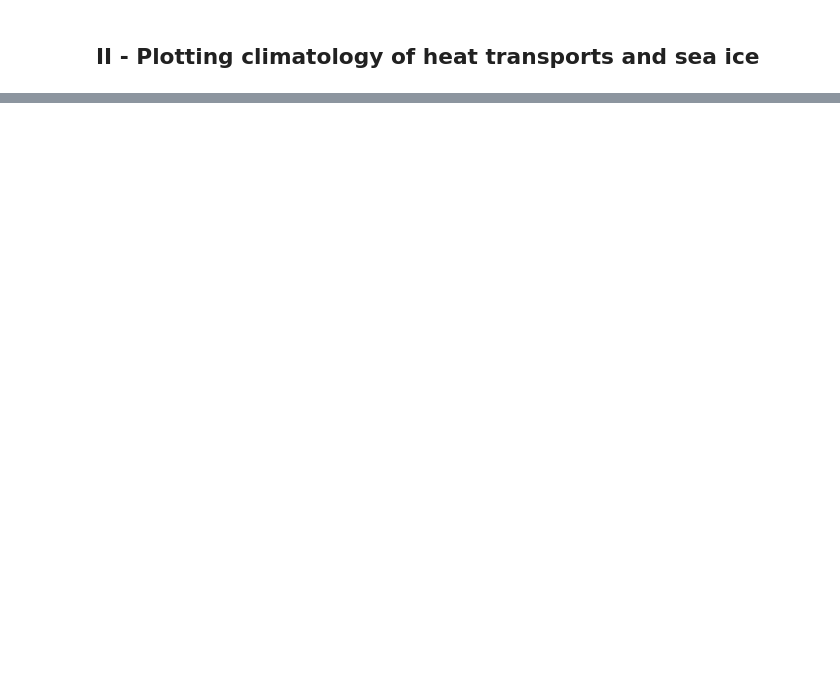
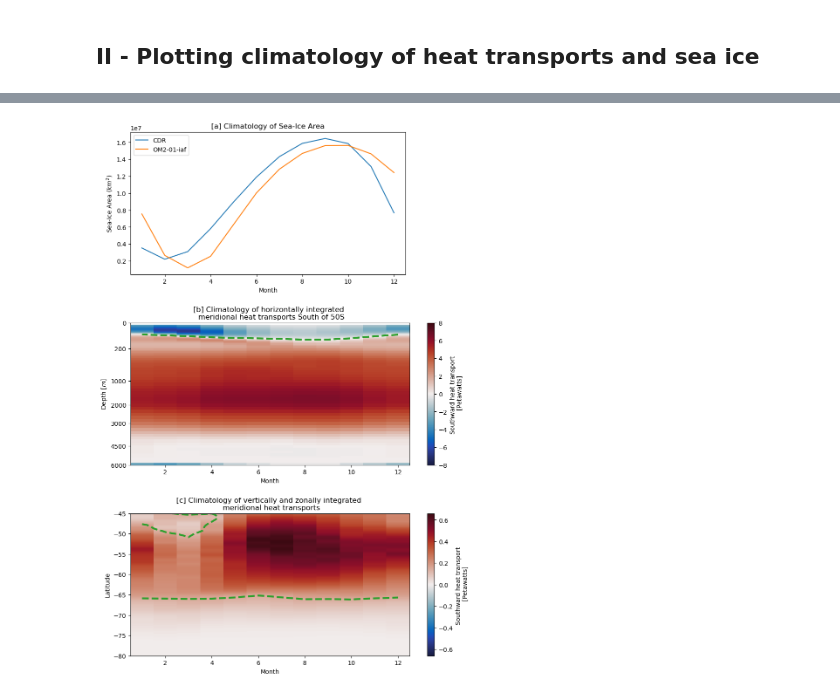
Before and after one commit to willaguiar/OM2_Eddies_SeaIce, a Jupyter notebook: Jupyter/Climatology_MHT.ipynb, the cells around one changed output, grey strips where cells are left out. Cells and saved outputs as stored; diff of their text form; code cells hidden in the pictures; blank space fills up the shorter version.

Commit message:
First evaluation of seasonal cycles in poleward heat transport

```diff
--- a/Jupyter/Climatology_MHT.ipynb
+++ b/Jupyter/Climatology_MHT.ipynb
@@ -138,0 +179,63 @@ TyZM_clim = xr.open_dataset(savedir+'MHT_ZM_climatology_OM2_IAF.nc')
+# %%
+CLIMAT_TIME_SLICE = slice("1991", "2020")
+
+
+def climatology(ds):
+    return ds.sel(time=CLIMAT_TIME_SLICE).groupby("time.month").mean("time")
+# %%
+#integrating meridional heat transport in x and y direction to get only z
+yslice = slice(-90,-50)# selecting only areas south of the tip of south america, where sea ice rarely exists
+Tyfull_clim_Z = Tyfull_clim.MHT_watts.sel(yu_ocean=yslice).sum(('xt_ocean','yu_ocean')).compute()
+#heat transport integrated vertically and zonally
+Tyfull_clim_y = Tyfull_clim.MHT_watts.sum(('xt_ocean','st_ocean')).compute()
+#heat transport integrated vertically and zonally, but only in the upper 500 m depth
+Tyfull_clim_y_z500 = Tyfull_clim.MHT_watts.sel(st_ocean=slice(0,500)).sum(('xt_ocean','st_ocean')).compute()
+#heat transport integrated vertically but only in the upper 500 m depth
+Tyfull_clim_yx_z500 = Tyfull_clim.MHT_watts.sel(st_ocean=slice(0,500)).sum('st_ocean').compute()
+# %%
+figdir = '/g/data/ik11/users/wf4500/OM2_Eddies_SeaIce/figs/'
+# %%
+# Function x**(1/2)
+def forward(x):
+    return x**(1/2)
+
+
+def inverse(x):
+    return x**2
+
+fig = plt.figure(figsize=(10,15))
+plt.subplots_adjust(left=0.1, right=0.9, top=0.9, bottom=0.1, wspace=0.4, hspace=0.34)
+gs = gridspec.GridSpec(3, 5, height_ratios=[1, 1, 1])
+
+
+ax1 = fig.add_subplot(gs[0, 0:4])
+climatology(obs_area_dt["cdr_sh"].ds.cdr_area).plot(label="CDR")
+climatology(1e-6*SIA).plot(label="OM2-01-iaf")
+plt.title("[a] Climatology of Sea-Ice Area")
+plt.ylabel("Sea-Ice Area ($km^2$)")
+plt.xlabel('Month')
+plt.xlim(0.5,12.5)
+plt.legend()
+
+
+ax2 = fig.add_subplot(gs[1, :])
+(-1e-15*Tyfull_clim_Z).plot(y='st_ocean',vmin=-8,vmax=8,cmap=cm.balance,cbar_kwargs={'label': "Southward heat transport \n [Petawatts]"})
+(Tyfull_clim_Z.sel(st_ocean=slice(0,2000))).plot.contour(y='st_ocean',levels=[0,],linewidths=3,linestyles='--',colors='tab:green')
+plt.ylim(6000,0)
+ax2.set_yscale('function', functions=(forward, inverse))
+plt.yticks(ticks=[0,200,1000,2000,3000,4500,6000])
+plt.ylabel(r"Depth [$m$]")
+plt.title("[b] Climatology of horizontally integrated \n meridional heat transports South of 50S")
+plt.xlabel('Month')
+
+ax3 = fig.add_subplot(gs[2, :])
+(-1e-15*Tyfull_clim_y).plot(y='yu_ocean',cmap=cm.balance,cbar_kwargs={'label': "Southward heat transport \n [Petawatts]"})
+(-1e-15*Tyfull_clim_y).plot.contour(y='yu_ocean',levels=[0.15,],linewidths=3,linestyles='--',colors='tab:green')
+plt.ylim(-80,-45)
+plt.ylabel('Latitude')
+plt.xlabel('Month')
+plt.title("[c] Climatology of vertically and zonally integrated \n meridional heat transports")
+
+plt.savefig(figdir + 'Full_depth_seasonality.png',dpi=300)
+# %% [output]
+[figure, added]
```
Also changed, not shown: parts of 15 cells of this notebook, 2 other files.
